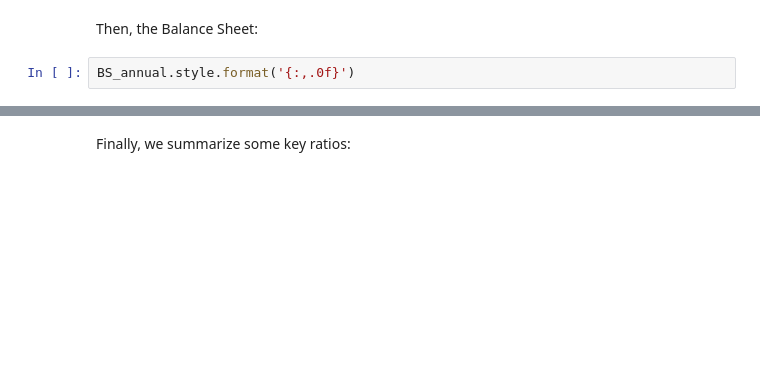
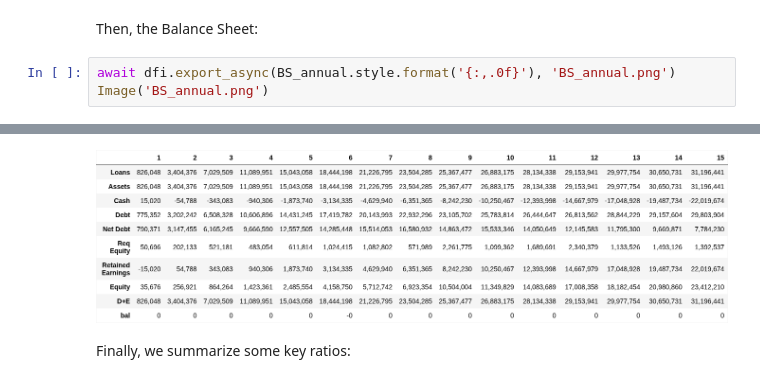
Before and after one commit to rjskene/htsfi, a Jupyter notebook: docs/standard.ipynb, the cells around one changed output, grey strips where cells are left out. Saved outputs shown, nothing was run; the diff lists cells and outputs as text; blank space fills up the shorter version.

```diff
--- a/docs/standard.ipynb
+++ b/docs/standard.ipynb
@@ -564,5 +561,6 @@ IS_annual.style.format('{:,.0f}')
 # %% [markdown]
 Then, the Balance Sheet:
 # %%
-BS_annual.style.format('{:,.0f}')
+await dfi.export_async(BS_annual.style.format('{:,.0f}'), 'BS_annual.png')
+Image('BS_annual.png')
 # %% [output]
@@ -580,3 +567,4 @@ BS_annual.style.format('{:,.0f}')
+[figure, added]
 # %% [markdown]
 Finally, we summarize some key ratios:
 # %%
```
Also changed, not shown: parts of 11 cells of this notebook, 1 other file.
